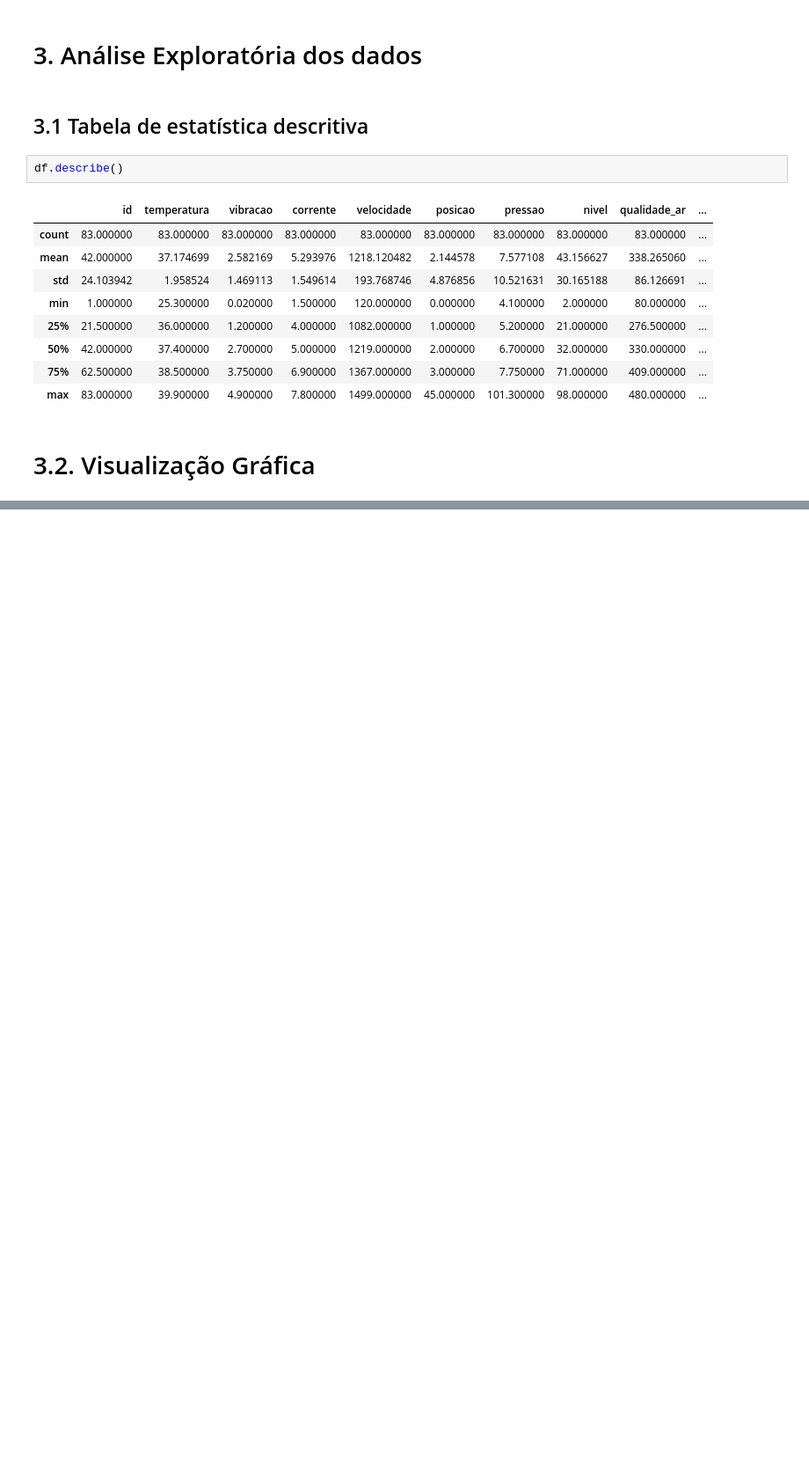
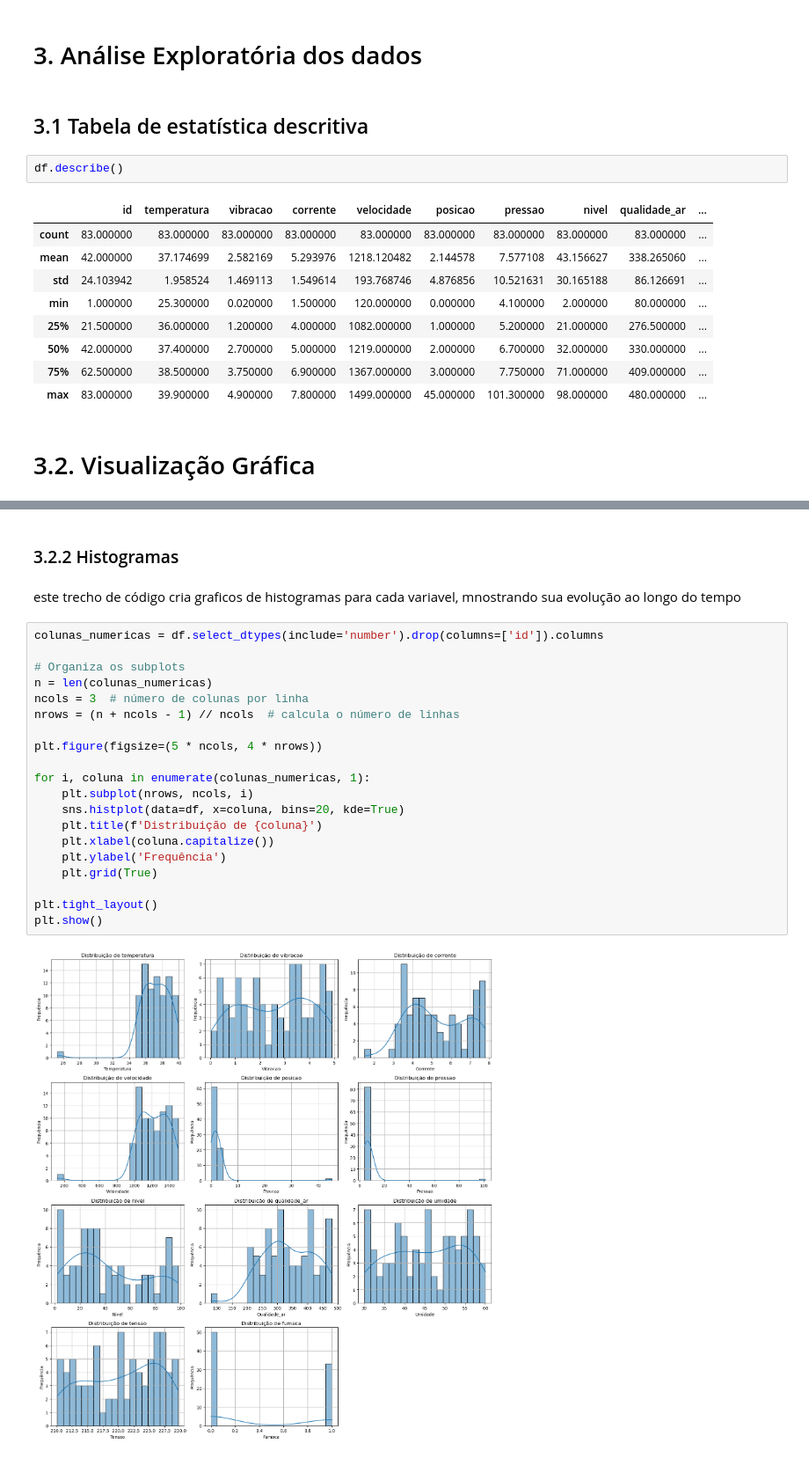
Before and after one commit to Desafio-Hermes-Reply/EnterpriseChallenge-Sprint2Reply, a Jupyter notebook: notebooks/Untitled.ipynb, the cells around one changed output, grey strips where cells are left out. Shown at 88% size. Cells and saved outputs as stored; diff of their text form; blank space fills up the shorter version.

```diff
--- a/notebooks/Untitled.ipynb
+++ b/notebooks/Untitled.ipynb
@@ -266,3 +290,29 @@ for col in cols_to_plot:
 [figure]
 [figure]
 [figure]
+# %% [markdown]
+### 3.2.2 Histogramas
+# %% [markdown]
+este trecho de código cria graficos de histogramas para cada variavel, mnostrando sua evolução ao longo do tempo
+# %%
+colunas_numericas = df.select_dtypes(include='number').drop(columns=['id']).columns
+
+# Organiza os subplots
+n = len(colunas_numericas)
+ncols = 3  # número de colunas por linha
+nrows = (n + ncols - 1) // ncols  # calcula o número de linhas
+
+plt.figure(figsize=(5 * ncols, 4 * nrows))
+
+for i, coluna in enumerate(colunas_numericas, 1):
+    plt.subplot(nrows, ncols, i)
+    sns.histplot(data=df, x=coluna, bins=20, kde=True)
+    plt.title(f'Distribuição de {coluna}')
+    plt.xlabel(coluna.capitalize())
+    plt.ylabel('Frequência')
+    plt.grid(True)
+
+plt.tight_layout()
+plt.show()
+# %% [output]
+[figure, added]
```
Also changed, not shown: parts of 13 cells of this notebook.
